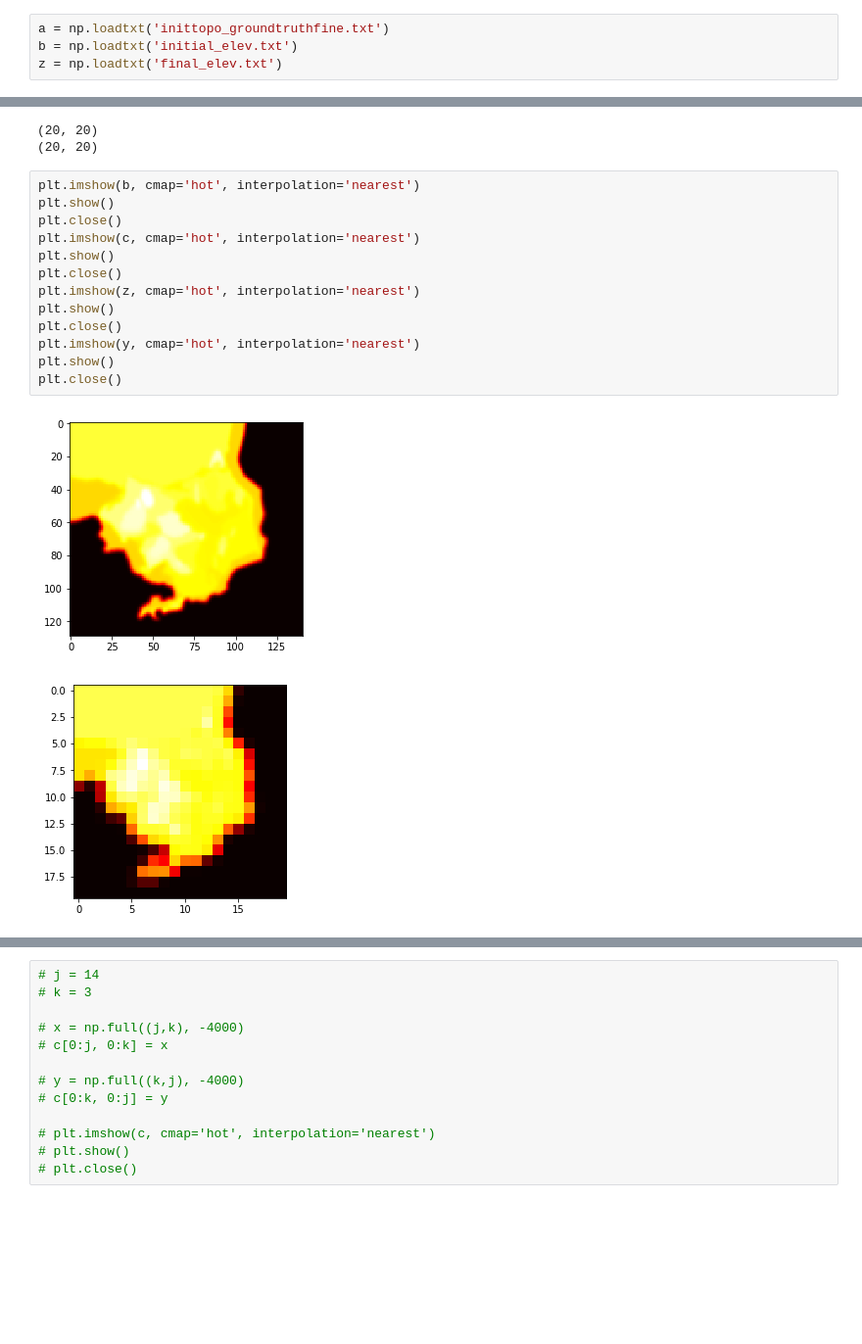
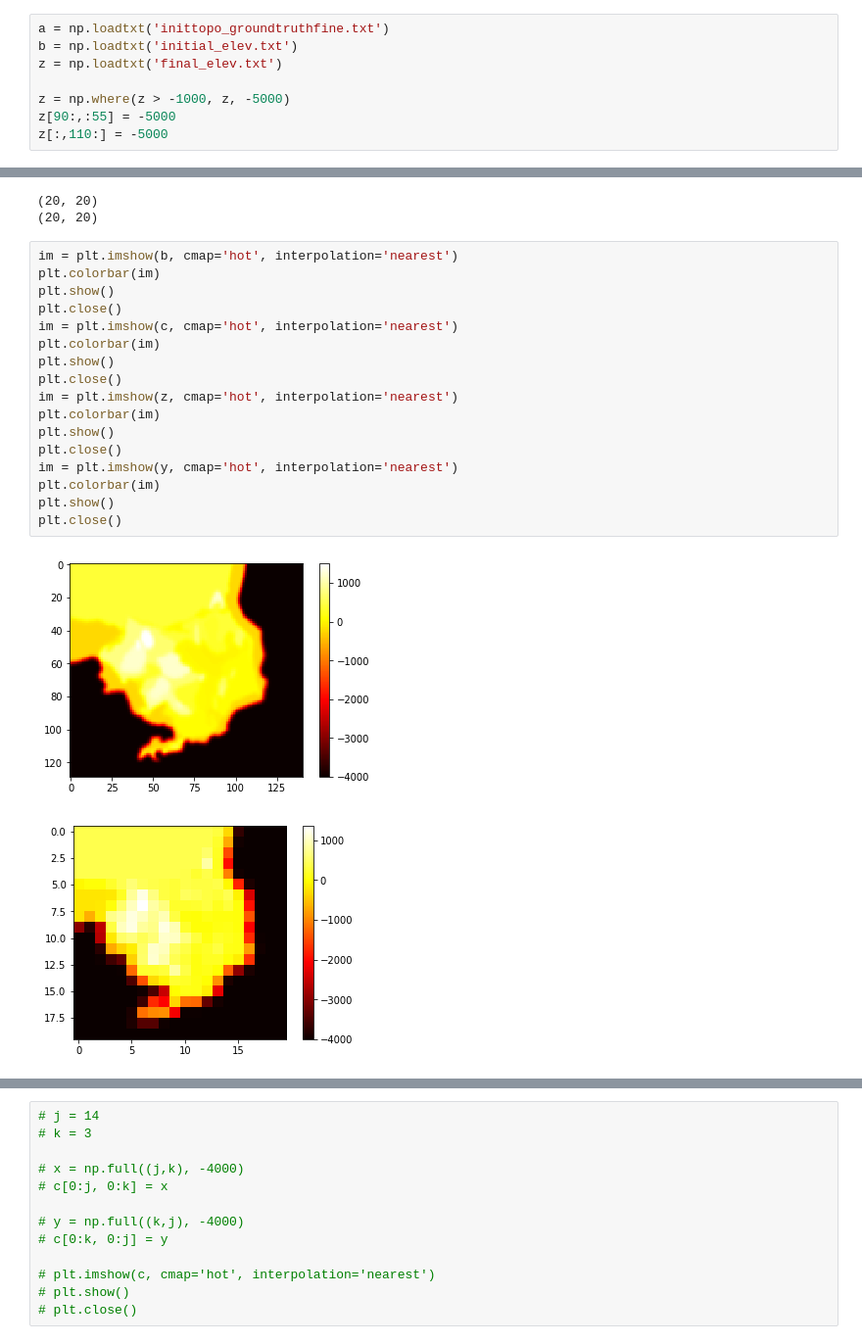
Before and after one commit to yixuan333/Bayeslands-basin-continental, a Jupyter notebook: Examples/australia/data/Regrid_20_20.ipynb, the cells around one changed output, grey strips where cells are left out. Shown at 98% size. Saved outputs shown, nothing was run; the diff lists cells and outputs as text; blank space fills up the shorter version.

```diff
--- a/Examples/australia/data/Regrid_20_20.ipynb
+++ b/Examples/australia/data/Regrid_20_20.ipynb
@@ -9,6 +9,10 @@ import math, csv
 a = np.loadtxt('inittopo_groundtruthfine.txt')
 b = np.loadtxt('initial_elev.txt')
 z = np.loadtxt('final_elev.txt')
+
+z = np.where(z > -1000, z, -5000)
+z[90:,:55] = -5000
+z[:,110:] = -5000
 # %%
 print(a.shape)
 print(b.shape)
@@ -120,18 +124,22 @@ print(y.shape)
 (20, 20)
 (20, 20)
 # %%
-plt.imshow(b, cmap='hot', interpolation='nearest')
+im = plt.imshow(b, cmap='hot', interpolation='nearest')
+plt.colorbar(im)
 plt.show()
 plt.close()
-plt.imshow(c, cmap='hot', interpolation='nearest')
+im = plt.imshow(c, cmap='hot', interpolation='nearest')
+plt.colorbar(im)
 plt.show()
 plt.close()
-plt.imshow(z, cmap='hot', interpolation='nearest')
+im = plt.imshow(z, cmap='hot', interpolation='nearest')
+plt.colorbar(im)
 plt.show()
 plt.close()
-plt.imshow(y, cmap='hot', interpolation='nearest')
+im = plt.imshow(y, cmap='hot', interpolation='nearest')
+plt.colorbar(im)
 plt.show()
 plt.close()
 # %% [output]
-[figure, old version]
+[figure, new version]
-[figure, old version]
+[figure, new version]
```
Also changed, not shown: parts of 4 cells of this notebook, 11 other files.
